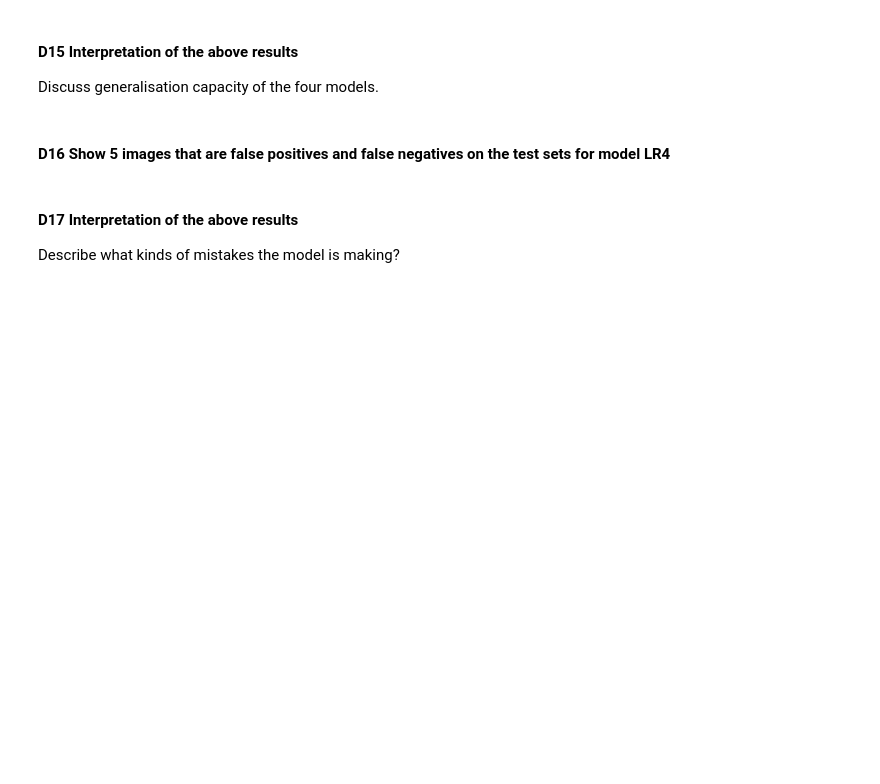
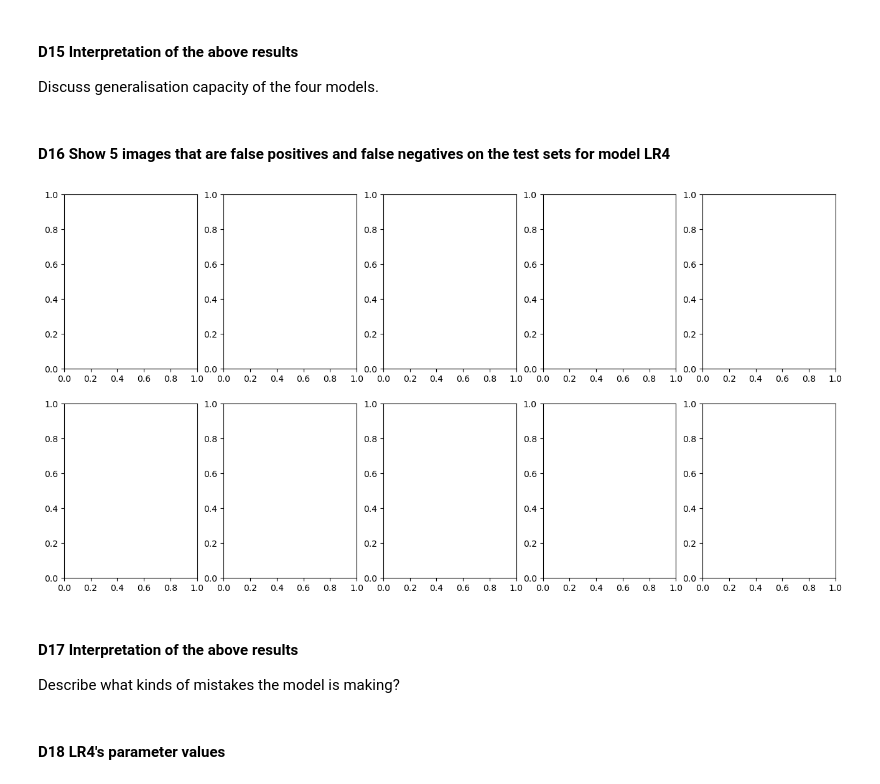
Before and after one commit to LisonLau/CITS5508-Assignments, a Jupyter notebook: Assignment 1 (15%)/assig1_23123849.ipynb, the cells around one changed output. Saved outputs shown, nothing was run; the diff lists cells and outputs as text; code cells hidden in the pictures; blank space fills up the shorter version.

```diff
--- a/Assignment 1 (15%)/assig1_23123849.ipynb
+++ b/Assignment 1 (15%)/assig1_23123849.ipynb
@@ -453,14 +466,15 @@ def evaluate_model(model, X, y, threshold=0.5):
     return cm, precision, recall, fpr
 
 # Evaluate LR1, LR2, LR3, and LR4 models
-models = [lr1_model, lr2_model, lr3_model, lr4_model]
+models = [lr3_model, lr4_model] # lr1_model, lr2_model,
 
-for model in models:
-    cm, precision, recall, fpr = evaluate_model(model, X_val, y_val, best_threshold)
+for i, model in enumerate(models):
+    cm, precision, recall, fpr = evaluate_model(model, VALID_X, VALID_Y, best_threshold)
 
     # Print the results
-    print(f'Logistic Regression Model {i}:')
-    print('Confusion Matrix:', cm)
+    print(f'Logistic Regression Model {i+1}:')
+    print('Confusion Matrix:')
+    print(cm)
     print('Precision:', precision)
     print('Recall:', recall)
     print('False Positive Rate:', fpr)
@@ -473,18 +503,33 @@ Discuss generalisation capacity of the four models.
 #### D16 Show 5 images that are false positives and false negatives on the test sets for model LR4
 # %%
 # Predict probabilities for the positive class (class 1)
-y_prob_test = best_lr_model.predict_proba(X_val)[:, 1]
+y_prob_test = lr4_model.predict_proba(VALID_X)[:, 1]
 y_pred_test = y_prob_test >= best_threshold
 
 # Find the indices of false positives and false negatives
-fp_idx = np.where((y_pred_test == 1) & (y_val == 0))[0]
-fn_idx = np.where((y_pred_test == 0) & (y_val == 1))[0]
+fp_idx = np.where((y_pred_test == 1) & (VALID_Y == 0))[0]
+fn_idx = np.where((y_pred_test == 0) & (VALID_Y == 1))[0]
 
-# Plot 5 false positives and 5 false negatives
 fig, axs = plt.subplots(2, 5, figsize=(16, 8))
 
+# Plot 5 false positives
+for i, idx in enumerate(fp_idx[:5]):
+    axs[0, i].imshow(VALID_X[idx].reshape(28, 28), cmap='gray')
+    axs[0, i].set_title(f'False Positive\nPredicted: {y_pred_test[idx]}, Actual: {VALID_Y[idx]}')
+    axs[0, i].axis('off')
+
+# Plot 5 false negatives
+for i, idx in enumerate(fn_idx[:5]):
+    axs[1, i].imshow(VALID_X[idx].reshape(28, 28), cmap='gray')
+    axs[1, i].set_title(f'False Negative\nPredicted: {y_pred_test[idx]}, Actual: {VALID_Y[idx]}')
+    axs[1, i].axis('off')
+
 plt.show()
+# %% [output]
+[figure, added]
 # %% [markdown]
 #### D17 Interpretation of the above results
 
 Describe what kinds of mistakes the model is making?
+# %% [markdown]
+#### D18 LR4's parameter values
```
Also changed, not shown: parts of 23 cells of this notebook, 1 other file.
